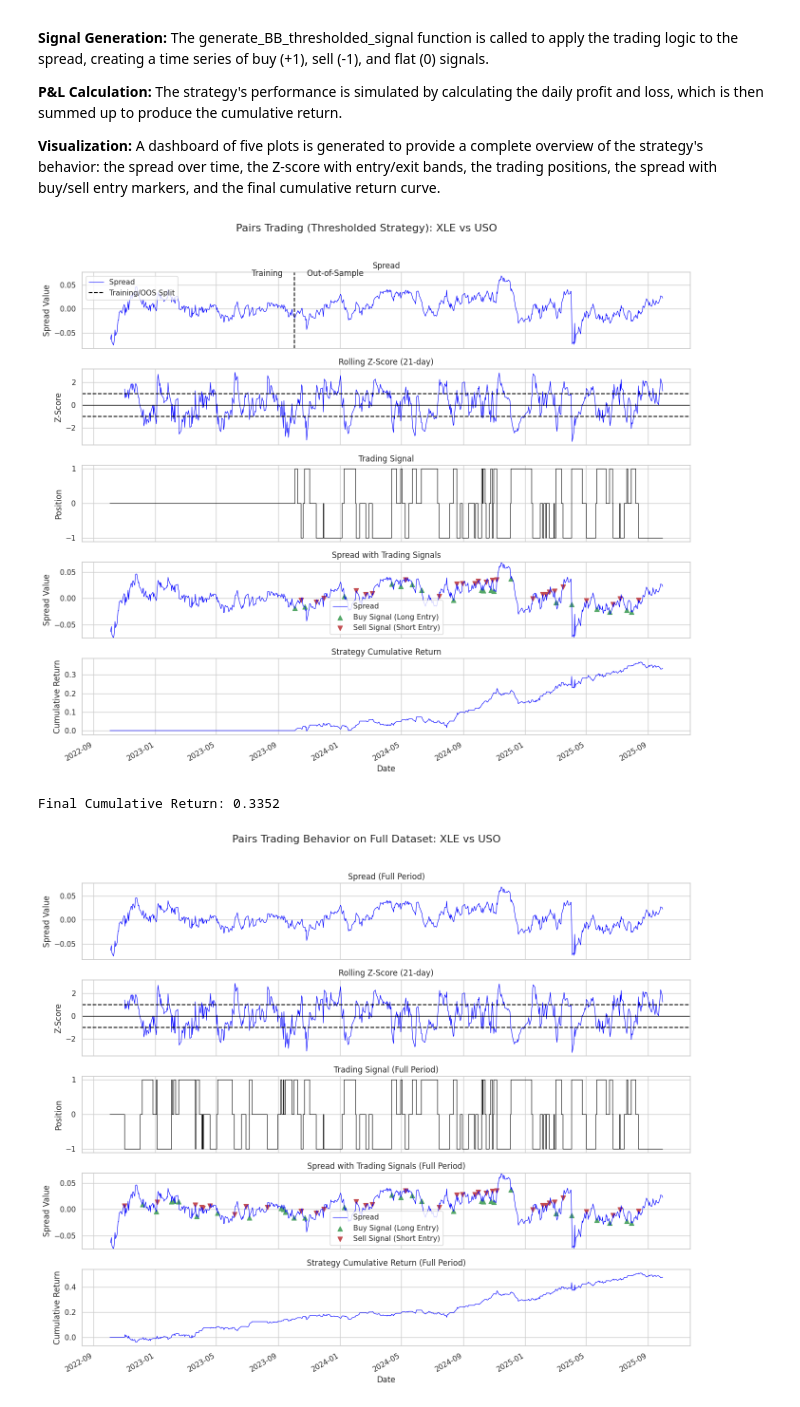
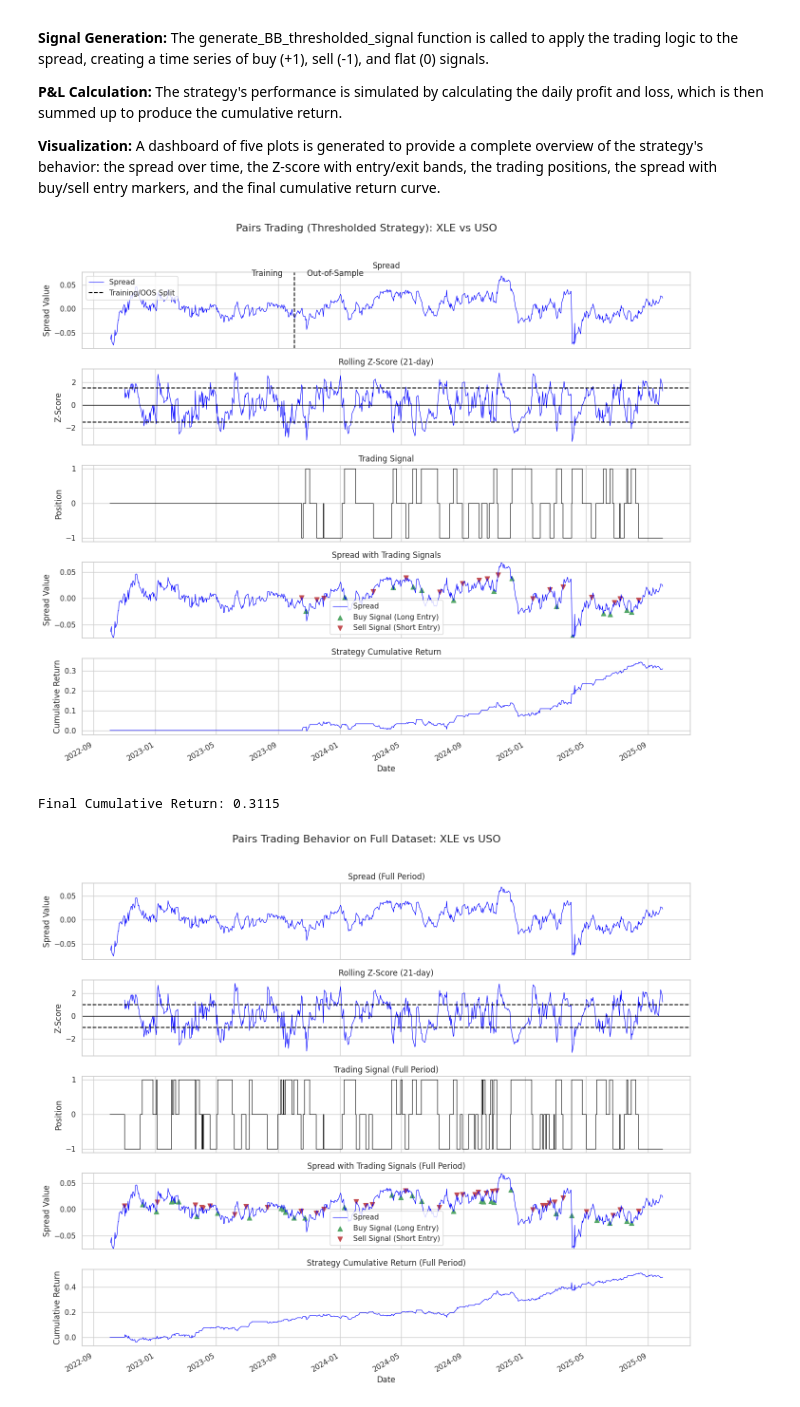
Before and after one commit to ianchanhy/Black-Gold-StatArbitrage-Engine, a Jupyter notebook: Black_Gold_Arbitrage.ipynb, the cells around one changed output. Saved outputs shown, nothing was run; the diff lists cells and outputs as text; code cells hidden in the pictures.

```diff
--- a/Black_Gold_Arbitrage.ipynb
+++ b/Black_Gold_Arbitrage.ipynb
@@ -334,7 +334,7 @@ T = len(y1)
 # rolling windows parameters (can be adjusted here)
 T_trn = 1 * 252
 zscore_lookback = 1 * 21
-entry_zscore = 1
+entry_zscore = 1.5
 exit_zscore = 0.0
 
 
@@ -402,35 +402,35 @@ axs[1].grid(True)
 
 # Plot 3: Positions (Signal)
 axs[2].plot(signal.index, signal.values, drawstyle='steps-post', label='Position', color='black', linewidth=0.8)
 axs[2].set_ylabel('Position')
 axs[2].set_title('Trading Signal')
 axs[2].set_yticks([-1, 0, 1])
 axs[2].grid(True)
 
 # Plot 4: Spread with Trading Signals
 axs[3].plot(spread.index, spread.values, label='Spread', color='blue', linewidth=0.8)
 axs[3].scatter(long_entries.index, long_entries.values, color='g', marker='^', label='Buy Signal (Long Entry)', s=50)
 axs[3].scatter(short_entries.index, short_entries.values, color='r', marker='v', label='Sell Signal (Short Entry)', s=50)
 axs[3].set_ylabel('Spread Value')
 axs[3].set_title('Spread with Trading Signals')
 axs[3].set_ylim(spread.min(), spread.max())
 axs[3].legend()
 axs[3].grid(True)
 
 # Plot 5: Cumulative Return
 axs[4].plot(portf_cumret.index, portf_cumret.values, label='Cumulative Returns', color='blue', linewidth=0.8)
 axs[4].set_ylabel('Cumulative Return')
 axs[4].set_title('Strategy Cumulative Return')
 axs[4].set_xlabel('Date')
 axs[4].grid(True)
 
 fig.tight_layout(rect=[0, 0, 1, 0.96])
 plt.show()
 
 print(f"Final Cumulative Return: {portf_cumret.iloc[-1]:.4f}")
 # %% [output]
-[figure, old version]
+[figure, new version]
-Final Cumulative Return: 0.3352
+Final Cumulative Return: 0.3115
 # %%
 rolling_ls_results_full = fit_rolling_ls(y1, y2, lookback=T_trn, every=1)
 beta_full = rolling_ls_results_full['beta']
```
Also changed, not shown: parts of 1 cell of this notebook.
